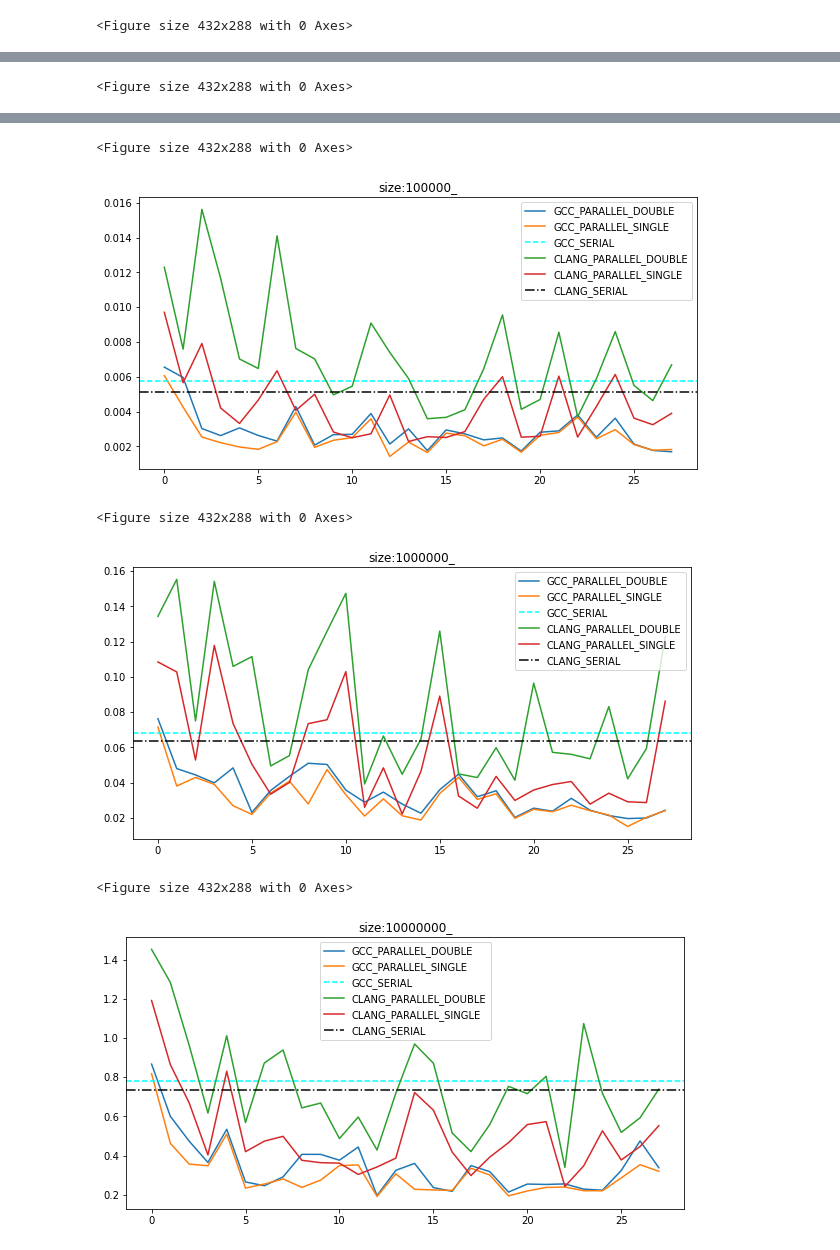
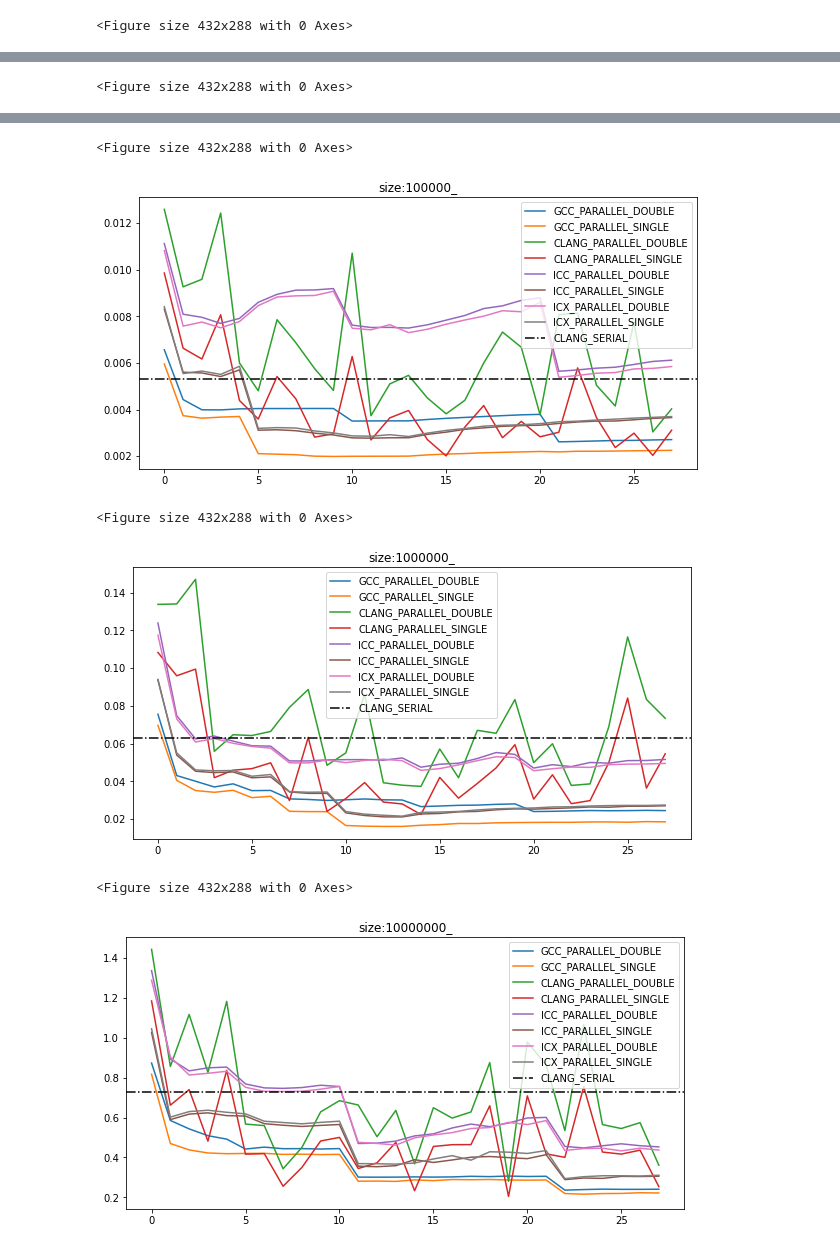
Before and after one commit to something1000/magisterka, a Jupyter notebook: openmp_benchmarks/result_processing.ipynb, the cells around one changed output, grey strips where cells are left out. Cells and saved outputs as stored; diff of their text form; code cells hidden in the pictures.

Commit message:
Add icc/icx to results_processing

```diff
--- a/openmp_benchmarks/result_processing.ipynb
+++ b/openmp_benchmarks/result_processing.ipynb
@@ -35,27 +32,36 @@ all_data
 # %%
 
-benchmarks = ['quicksort']#[conv matmul]
+benchmarks = ['quicksort']
 for bench in benchmarks:
     gcc_data = generate_data(f"gcc_results/{bench}")# pass folder name
     clang_data = generate_data(f"clang_results/{bench}")# pass folder name
+    icc_data = generate_data(f"icc_results/{bench}")# pass folder name
+    icx_data = generate_data(f"icx_results/{bench}")# pass folder name
     descriptors = list(gcc_data.keys())
     for desc in descriptors:
         assert desc in clang_data
         #print(all_data.keys())
-        #print(all_data['size:1000000_static_size:1000_'])
         serial_gcc = gcc_data[desc].pop('SERIAL', None)
-
         serial_clang = clang_data[desc].pop('SERIAL', None)
+        serial_icc = icc_data[desc].pop('SERIAL', None)
+        serial_icx = icx_data[desc].pop('SERIAL', None)
         #print(all_data[desc])
         gcc_results = pd.DataFrame(data=gcc_data[desc])
         gcc_results = gcc_results.add_prefix('GCC_')
         clang_results = pd.DataFrame(data=clang_data[desc])
         clang_results = clang_results.add_prefix('CLANG_')
+        icc_results = pd.DataFrame(data=icc_data[desc])
+        icc_results = icc_results.add_prefix('ICC_')
+        icx_results = pd.DataFrame(data=icx_data[desc])
+        icx_results = icx_results.add_prefix('ICX_')
         plt.figure()
         p = gcc_results.plot(title=desc, figsize=(10,5))
-        plt.axhline(y=serial_gcc, color='cyan', linestyle='dashed', label='GCC_SERIAL')
-        clang_results.plot(ax=p)
-        #print(serial)
+
+        #plt.axhline(y=serial_gcc, color='cyan', linestyle='dashed', label='GCC_SERIAL')
+        p = clang_results.plot(ax=p)
+        p = icc_results.plot(ax=p)
+        p = icx_results.plot(ax=p)
+        print(gcc_data[desc])
         plt.axhline(y=serial_clang, color='black', linestyle='dashdot', label='CLANG_SERIAL')
         plt.legend()
 # %% [output]
@@ -68,6 +77,6 @@ for bench in benchmarks:
 <Figure size 432x288 with 0 Axes>
-[figure, old version]
+[figure, new version]
 <Figure size 432x288 with 0 Axes>
-[figure, old version]
+[figure, new version]
 <Figure size 432x288 with 0 Axes>
-[figure, old version]
+[figure, new version]
```
Also changed, not shown: parts of 3 cells of this notebook.
